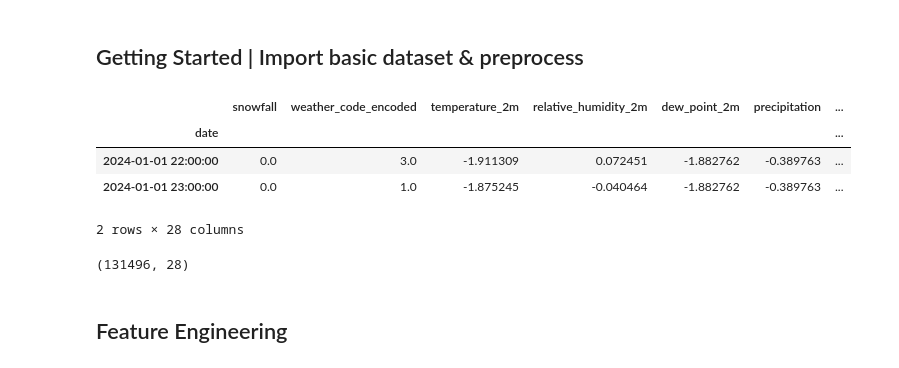
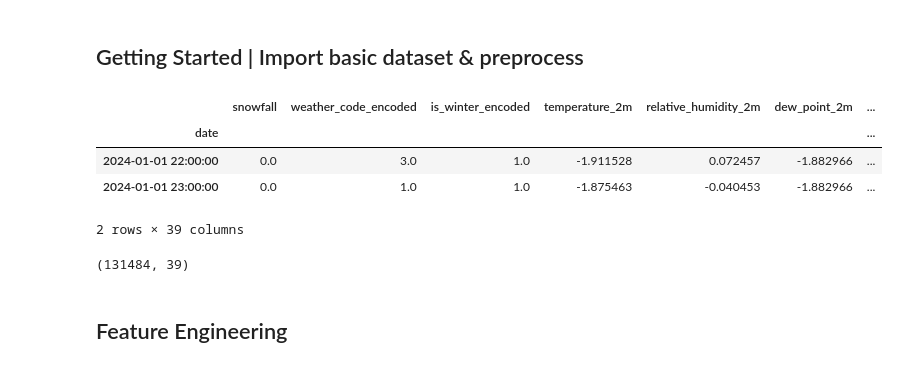
Before and after one commit to MadMax1995bb/powder_alert2.0, a Jupyter notebook: notebooks/notebook_Anita-Gei_improve_snowfall_model_colab.ipynb, the cells around one changed output. Drawn from its saved outputs; the diff is of its cells as text; code cells hidden in the pictures.

```diff
--- a/notebooks/notebook_Anita-Gei_improve_snowfall_model_colab.ipynb
+++ b/notebooks/notebook_Anita-Gei_improve_snowfall_model_colab.ipynb
@@ -46,23 +46,23 @@ from darts.utils.likelihood_models import GaussianLikelihood
 # for future reference - get data directly from api?
 # fetch_weather_data()
 # %%
-# in the meantime use preprocessed csv (refer to notebook_Anita-Gei_get_preprocessed_data.ipynb for more info)
+# in the meantime use preprocessed csv with additionally added time features(refer to notebook_Anita-Gei_get_preprocessed_data.ipynb & notebook_Anita-Gei_improve_snowfall_model2.ipynb for more info)
 
-df = pd.read_csv('/content/historical_data_preprocessed.csv')
+df = pd.read_csv('/content/adj_historical_data_preprocessed.csv')
 df['date'] = pd.to_datetime(df['date'])
 df = df.drop(columns='Unnamed: 0')
 df = df.set_index('date')
 df.tail(2)
 # %% [output]
-|  | snowfall | weather_code_encoded | temperature_2m | relative_humidity_2m | dew_point_2m | precipitation | ... |
+|  | snowfall | weather_code_encoded | is_winter_encoded | temperature_2m | relative_humidity_2m | dew_point_2m | ... |
 | date |  |  |  |  |  |  | ... |
-| 2024-01-01 22:00:00 | 0.0 | 3.0 | -1.911309 | 0.072451 | -1.882762 | -0.389763 | ... |
-| 2024-01-01 23:00:00 | 0.0 | 1.0 | -1.875245 | -0.040464 | -1.882762 | -0.389763 | ... |
+| 2024-01-01 22:00:00 | 0.0 | 3.0 | 1.0 | -1.911528 | 0.072457 | -1.882966 | ... |
+| 2024-01-01 23:00:00 | 0.0 | 1.0 | 1.0 | -1.875463 | -0.040453 | -1.882966 | ... |
-2 rows × 28 columns
+2 rows × 39 columns
 # %%
 print(df.shape)
 # %% [output]
-(131496, 28)
+(131484, 39)
 # %% [markdown]
 ## Feature Engineering
 # %%
```
Also changed, not shown: parts of 14 cells of this notebook.
